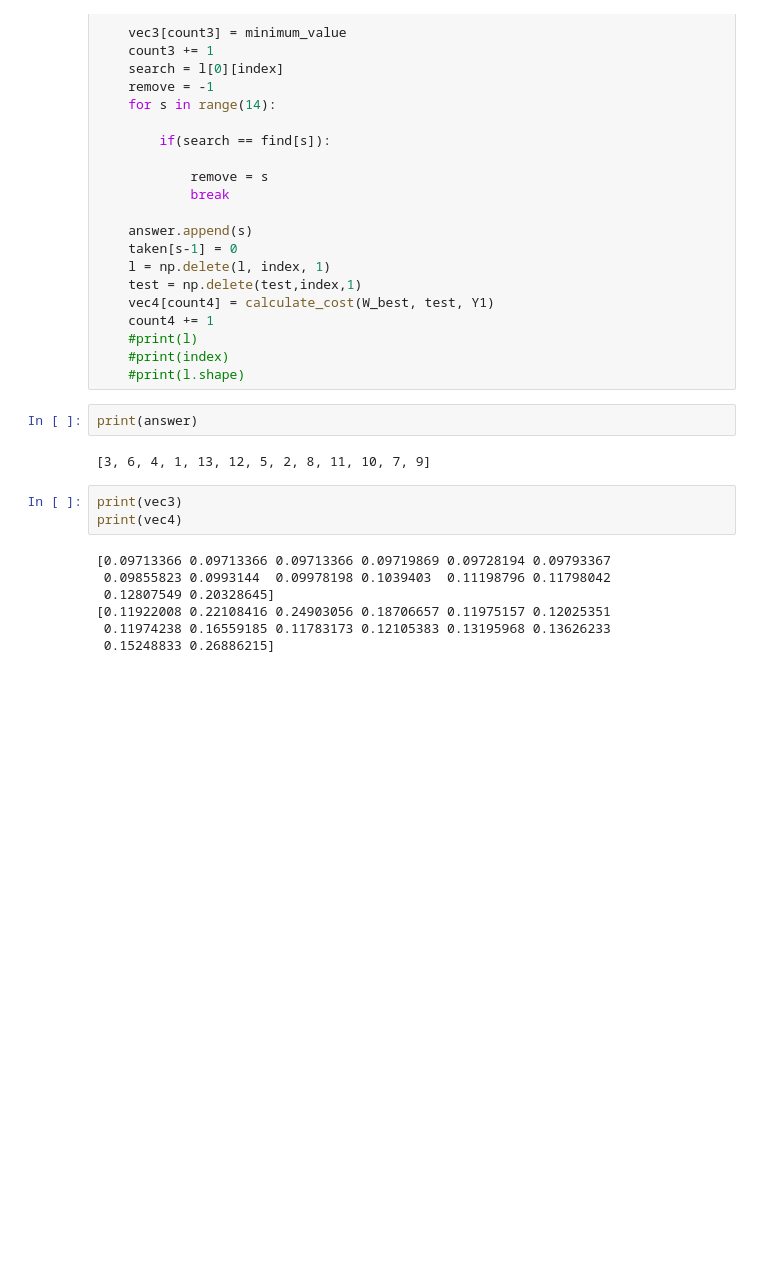
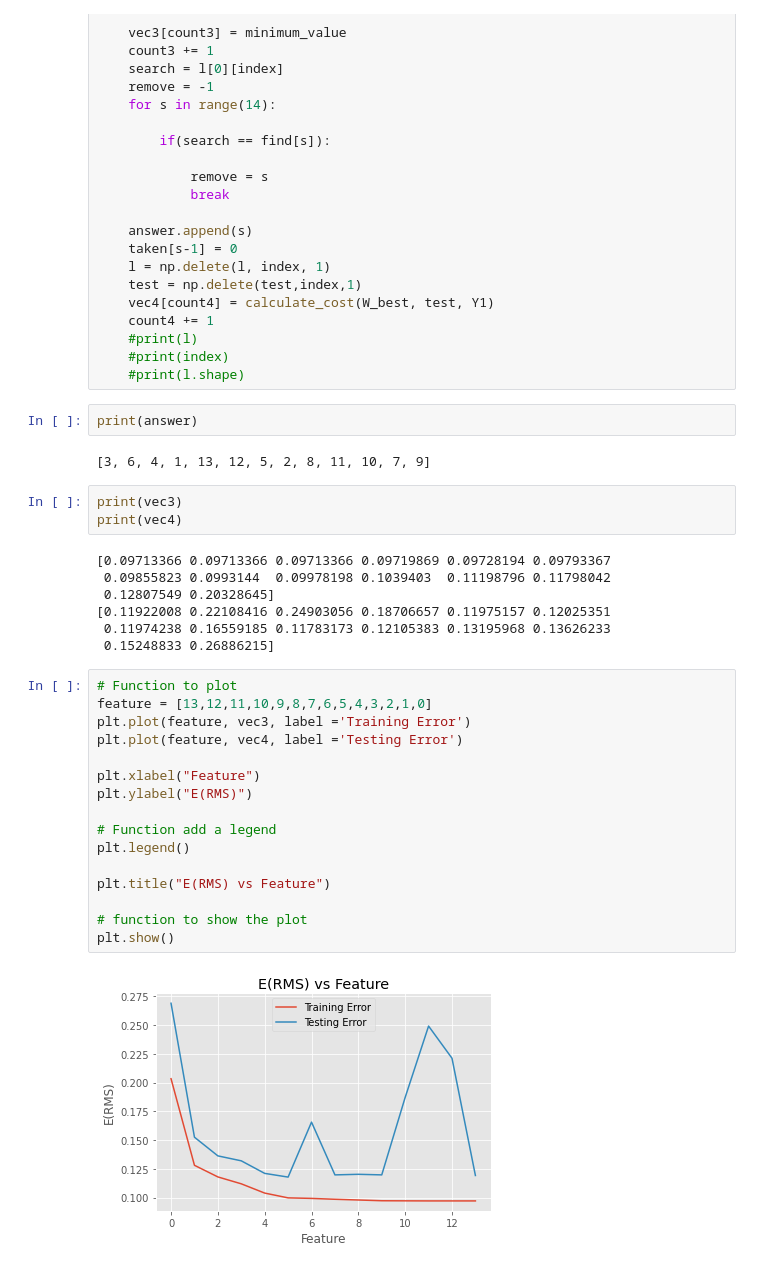
Before and after one commit to aayush11shah/FoDS-Assignments, a Jupyter notebook: Assignment-2/Assignment2.ipynb, the cells around one changed output. Drawn from its saved outputs; the diff is of its cells as text; blank space fills up the shorter version.

```diff
--- a/Assignment-2/Assignment2.ipynb
+++ b/Assignment-2/Assignment2.ipynb
@@ -484,3 +520,21 @@ print(vec4)
 [0.11922008 0.22108416 0.24903056 0.18706657 0.11975157 0.12025351
  0.11974238 0.16559185 0.11783173 0.12105383 0.13195968 0.13626233
  0.15248833 0.26886215]
+# %%
+# Function to plot
+feature = [13,12,11,10,9,8,7,6,5,4,3,2,1,0]
+plt.plot(feature, vec3, label ='Training Error')
+plt.plot(feature, vec4, label ='Testing Error')
+
+plt.xlabel("Feature")
+plt.ylabel("E(RMS)")
+
+# Function add a legend
+plt.legend()
+
+plt.title("E(RMS) vs Feature")
+
+# function to show the plot
+plt.show()
+# %% [output]
+[figure, added]
```
Also changed, not shown: parts of 2 cells of this notebook.
